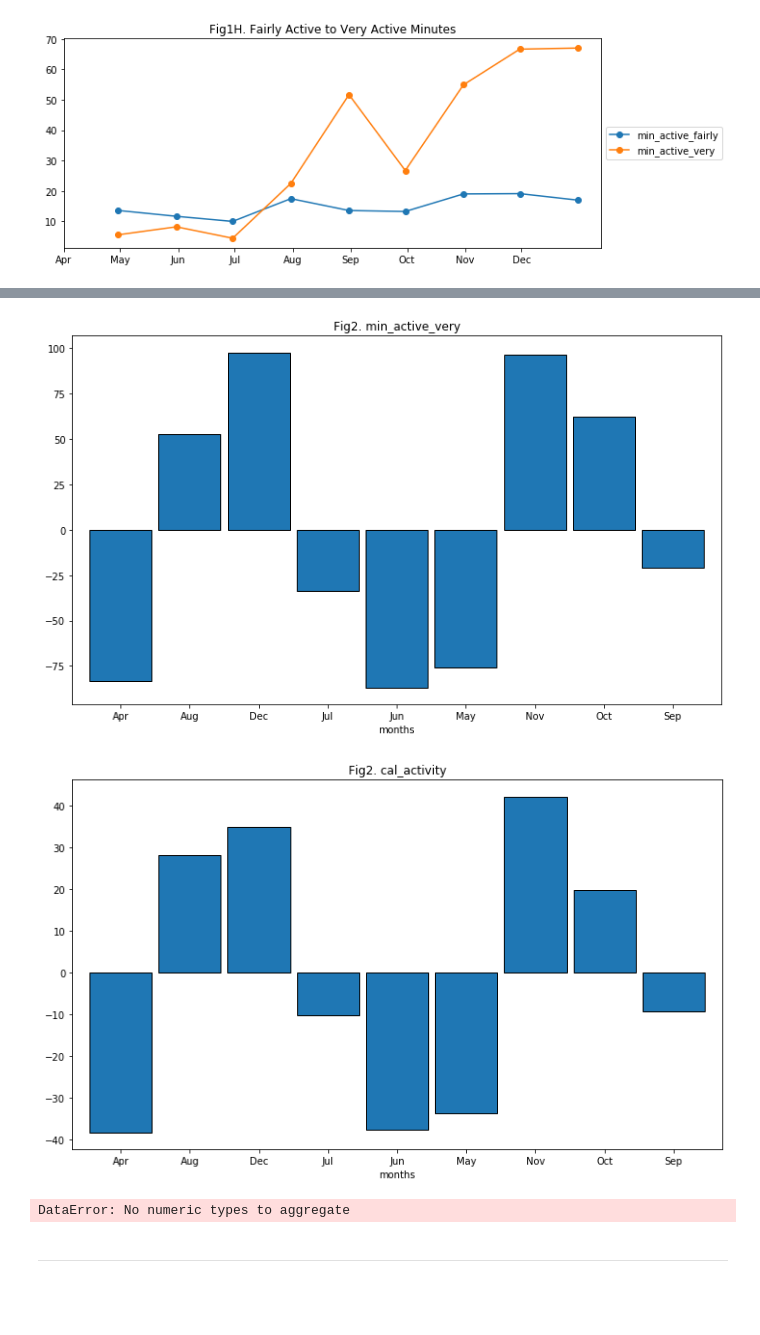
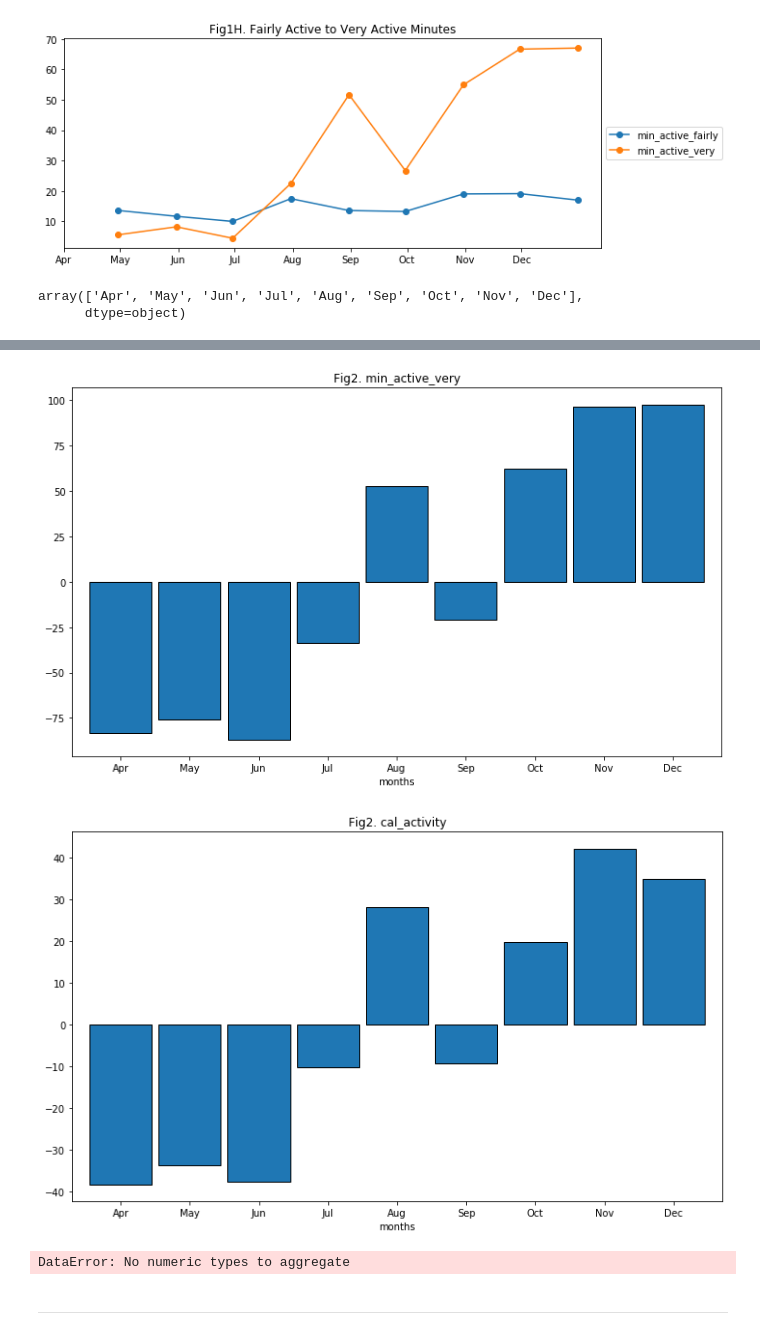
Before and after one commit to BlancoRD/Fitbit-Time-Series, a Jupyter notebook: Explore.ipynb, the cells around one changed output, grey strips where cells are left out. Drawn from its saved outputs; the diff is of its cells as text; code cells hidden in the pictures; blank space fills up the shorter version.

```diff
--- a/Explore.ipynb
+++ b/Explore.ipynb
@@ -397,11 +397,16 @@ df['months'] = df.index.strftime('%b')
 train['weekday'] = train.index.strftime('%a')
 train['weeks_of_yr'] = train.index.strftime('%U')
 train['months'] = train.index.strftime('%b')
+# %%
+df.months.unique()
+# %% [output]
+array(['Apr', 'May', 'Jun', 'Jul', 'Aug', 'Sep', 'Oct', 'Nov', 'Dec'],
+      dtype=object)
 # %%
 for var in df.columns.to_list():
     order = df.months.unique()
     cal = pd.DataFrame()
-    cal['ind'] = df.groupby('months')[var].mean()
+    cal['ind'] = df.groupby('months')[var].mean().reindex(order)
     cal['avg'] = df[var].mean()
     cal['pct_error'] = ((cal['ind']-cal['avg']) / cal['avg'])*100
     cal['pct_error'].plot.bar(edgecolor='black', width=.9, figsize=(12, 7))
@@ -419,5 +424,5 @@ for var in df.columns.to_list():
-[figure, old version]
+[figure, new version]
-[figure, old version]
+[figure, new version]
 DataError: No numeric types to aggregate
 # %%
 # # sns.barplot(x=train_month.index, y="cal_burn", data=train_month, palette=["gray"]*6)
```
Also changed, not shown: parts of 1 cell of this notebook, 11 other files.
